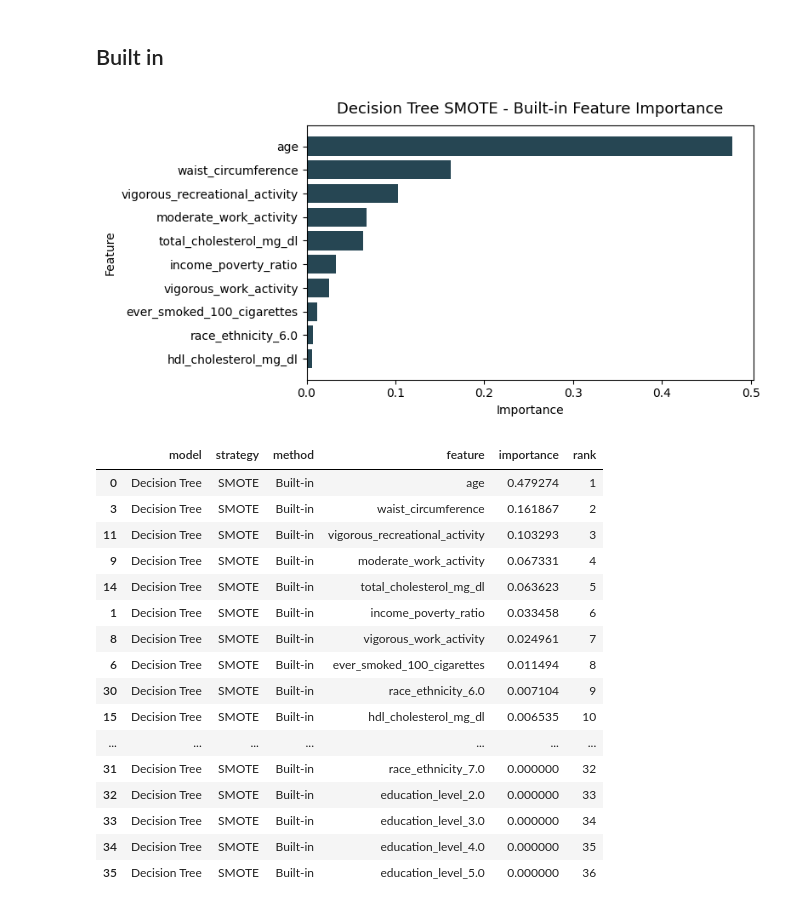
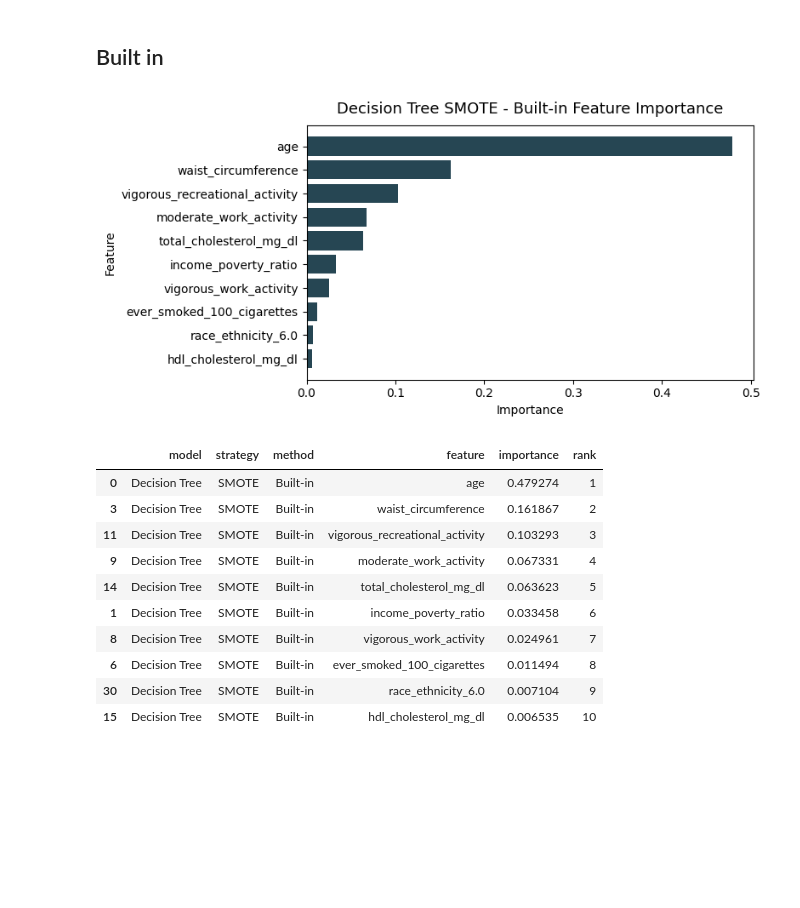
Before and after one commit to KaylanDG/Feature_Importance_DT2_Prediction, a Jupyter notebook: DecisionTree/decision_tree_A.ipynb, the cells around one changed output. Cells and saved outputs as stored; diff of their text form; code cells hidden in the pictures; blank space fills up the shorter version.

```diff
--- a/DecisionTree/decision_tree_A.ipynb
+++ b/DecisionTree/decision_tree_A.ipynb
@@ -165,6 +166,7 @@ All results are exported for cross-model comparison.
 ## SHAP
 # %%
 # SHAP feature importance
+
 shap_explainer = shap.TreeExplainer(best_model.named_steps["model"] )
 shap_values = shap_explainer.shap_values(X_test_final)[:, :, 1]
 
@@ -180,13 +182,21 @@ shap_df = pd.DataFrame({
     "rank": shap_rank.values
 })
 
+shap_df = shap_df[["model", "strategy", "method", "feature", "importance", "rank"]].sort_values("rank").head(10)
+oversampling_csv_path = Path("../RESULTS/FEATURES/decision_tree_oversampling.csv")
+
 # Store to CSV
-shap_df = shap_df[["model", "strategy", "method", "feature", "importance", "rank"]].sort_values("rank")
-shap_df.to_csv("../RESULTS/FEATURES/decision_tree_oversampling_shap.csv", index=False)
+if oversampling_csv_path.exists():
+    existing_xai_df = pd.read_csv(oversampling_csv_path)
+    existing_xai_df = existing_xai_df[existing_xai_df["method"] != "SHAP"]
+else:
+    existing_xai_df = pd.DataFrame(columns=shap_df.columns)
+
+pd.concat([existing_xai_df, shap_df], ignore_index=True).sort_values(["method", "rank"]).to_csv(oversampling_csv_path, index=False)
 
 # Visualization
 fig, ax = plt.subplots(figsize=(8, 4))
-top_shap = shap_df.head(10).sort_values("importance")
+top_shap = shap_df.sort_values("importance")
 ax.barh(top_shap["feature"], top_shap["importance"], color="#2a9d8f")
 ax.set_title("Decision Tree SMOTE - SHAP Feature Importance", color="black", fontsize=13, pad=10)
 ax.set_xlabel("Importance", color="black")
@@ -242,13 +246,21 @@ perm_df = pd.DataFrame({
     "rank": perm_rank.values
 })
 
+perm_df = perm_df[["model", "strategy", "method", "feature", "importance", "rank"]].sort_values("rank").head(10)
+oversampling_csv_path = Path("../RESULTS/FEATURES/decision_tree_oversampling.csv")
+
 # Store to CSV
-perm_df = perm_df[["model", "strategy", "method", "feature", "importance", "rank"]].sort_values("rank")
-perm_df.to_csv("../RESULTS/FEATURES/decision_tree_oversampling_permutation.csv", index=False)
+if oversampling_csv_path.exists():
+    existing_xai_df = pd.read_csv(oversampling_csv_path)
+    existing_xai_df = existing_xai_df[existing_xai_df["method"] != "Permutation"]
+else:
+    existing_xai_df = pd.DataFrame(columns=perm_df.columns)
+
+pd.concat([existing_xai_df, perm_df], ignore_index=True).sort_values(["method", "rank"]).to_csv(oversampling_csv_path, index=False)
 
 # Visualization
 fig, ax = plt.subplots(figsize=(8, 4))
-top_perm = perm_df.head(10).sort_values("importance")
+top_perm = perm_df.sort_values("importance")
 ax.barh(top_perm["feature"], top_perm["importance"], color="#e76f51")
 ax.set_title("Decision Tree SMOTE - Permutation Feature Importance", color="black", fontsize=13, pad=10)
 ax.set_xlabel("Importance", color="black")
@@ -292,40 +298,41 @@ builtin_df = pd.DataFrame({
     "feature": builtin_importance.index,
     "importance": builtin_importance.values,
     "rank": builtin_rank.values
 })
 
+builtin_df = builtin_df[["model", "strategy", "method", "feature", "importance", "rank"]].sort_values("rank").head(10)
+oversampling_csv_path = Path("../RESULTS/FEATURES/decision_tree_oversampling.csv")
+
 # Store to CSV
-builtin_df = builtin_df[["model", "strategy", "method", "feature", "importance", "rank"]].sort_values("rank")
-builtin_df.to_csv("../RESULTS/FEATURES/decision_tree_oversampling_builtin.csv", index=False)
+if oversampling_csv_path.exists():
+    existing_xai_df = pd.read_csv(oversampling_csv_path)
+    existing_xai_df = existing_xai_df[existing_xai_df["method"] != "Built-in"]
+else:
+    existing_xai_df = pd.DataFrame(columns=builtin_df.columns)
 
-# Visualization
+pd.concat([existing_xai_df, builtin_df], ignore_index=True).sort_values(["method", "rank"]).to_csv(oversampling_csv_path, index=False)
+
 fig, ax = plt.subplots(figsize=(8, 4))
-top_builtin = builtin_df.head(10).sort_values("importance")
+top_builtin = builtin_df.sort_values("importance")
 ax.barh(top_builtin["feature"], top_builtin["importance"], color="#264653")
 ax.set_title("Decision Tree SMOTE - Built-in Feature Importance", color="black", fontsize=13, pad=10)
 ax.set_xlabel("Importance", color="black")
 ax.set_ylabel("Feature", color="black")
 ax.tick_params(colors="black")
 plt.tight_layout()
 plt.show()
 
 builtin_df
 # %% [output]
 [figure]
 |  | model | strategy | method | feature | importance | rank |
 | 0 | Decision Tree | SMOTE | Built-in | age | 0.479274 | 1 |
 | 3 | Decision Tree | SMOTE | Built-in | waist_circumference | 0.161867 | 2 |
 | 11 | Decision Tree | SMOTE | Built-in | vigorous_recreational_activity | 0.103293 | 3 |
 | 9 | Decision Tree | SMOTE | Built-in | moderate_work_activity | 0.067331 | 4 |
 | 14 | Decision Tree | SMOTE | Built-in | total_cholesterol_mg_dl | 0.063623 | 5 |
 | 1 | Decision Tree | SMOTE | Built-in | income_poverty_ratio | 0.033458 | 6 |
 | 8 | Decision Tree | SMOTE | Built-in | vigorous_work_activity | 0.024961 | 7 |
 | 6 | Decision Tree | SMOTE | Built-in | ever_smoked_100_cigarettes | 0.011494 | 8 |
 | 30 | Decision Tree | SMOTE | Built-in | race_ethnicity_6.0 | 0.007104 | 9 |
 | 15 | Decision Tree | SMOTE | Built-in | hdl_cholesterol_mg_dl | 0.006535 | 10 |
-| ... | ... | ... | ... | ... | ... | ... |
-| 31 | Decision Tree | SMOTE | Built-in | race_ethnicity_7.0 | 0.000000 | 32 |
-| 32 | Decision Tree | SMOTE | Built-in | education_level_2.0 | 0.000000 | 33 |
-| 33 | Decision Tree | SMOTE | Built-in | education_level_3.0 | 0.000000 | 34 |
-| 34 | Decision Tree | SMOTE | Built-in | education_level_4.0 | 0.000000 | 35 |
-| 35 | Decision Tree | SMOTE | Built-in | education_level_5.0 | 0.000000 | 36 |
```
Also changed, not shown: parts of 4 cells of this notebook, 3 other files.
